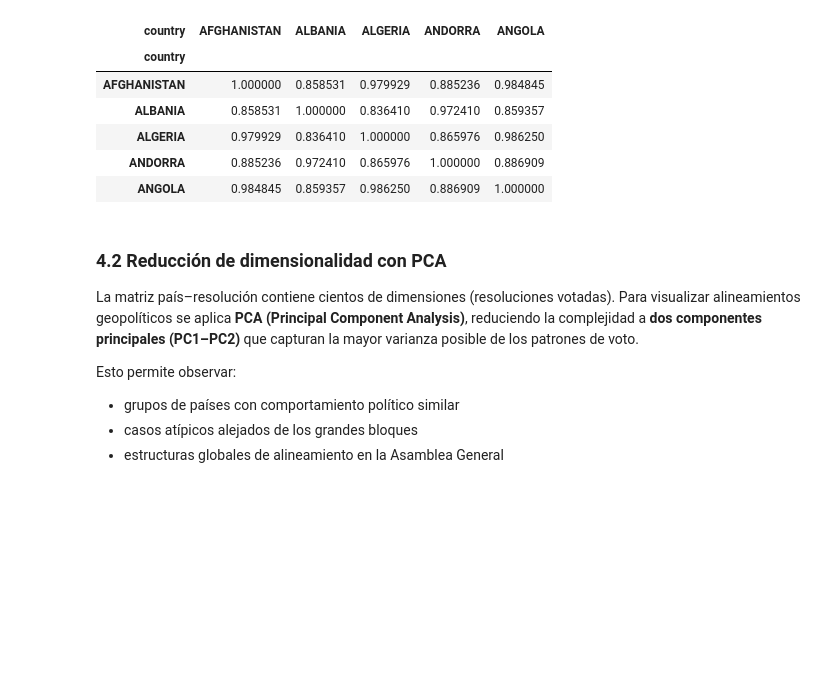
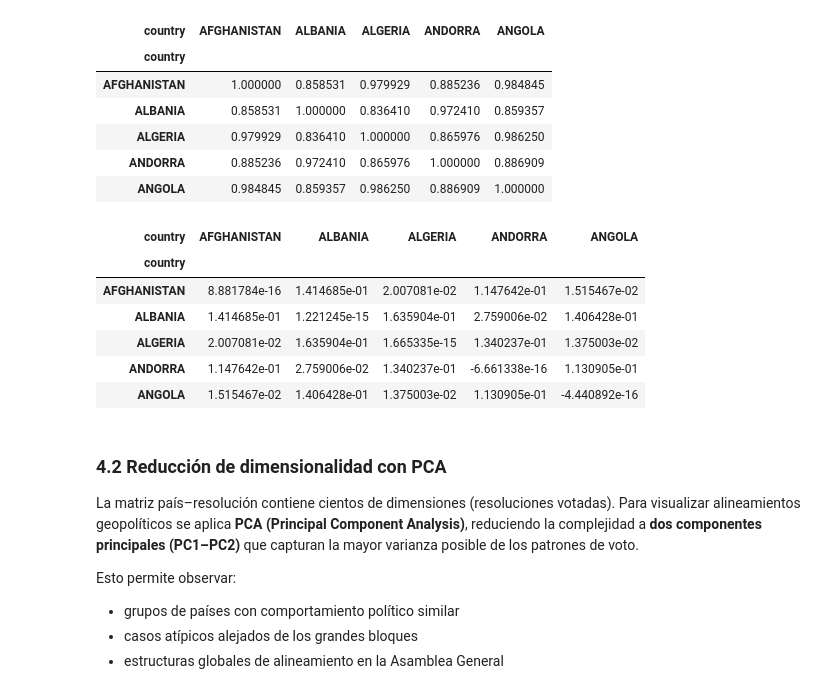
Before and after one commit to fernandezelias/UN_Voting_Clustering, a Jupyter notebook: un_votes_clustering.ipynb, the cells around one changed output. Drawn from its saved outputs; the diff is of its cells as text; code cells hidden in the pictures; blank space fills up the shorter version.

```diff
--- a/un_votes_clustering.ipynb
+++ b/un_votes_clustering.ipynb
@@ -688,6 +689,22 @@ Rango de similaridad coseno:
 | ALGERIA | 0.979929 | 0.836410 | 1.000000 | 0.865976 | 0.986250 |
 | ANDORRA | 0.885236 | 0.972410 | 0.865976 | 1.000000 | 0.886909 |
 | ANGOLA | 0.984845 | 0.859357 | 0.986250 | 0.886909 | 1.000000 |
+# %%
+# --- Distancias coseno para clustering ---
+# (1 - similaridad coseno)
+
+cos_dist = 1 - cos_sim
+
+# Vista inicial
+cos_dist.iloc[:5, :5]
+# %% [output]
+| country | AFGHANISTAN | ALBANIA | ALGERIA | ANDORRA | ANGOLA |
+| country |  |  |  |  |  |
+| AFGHANISTAN | 8.881784e-16 | 1.414685e-01 | 2.007081e-02 | 1.147642e-01 | 1.515467e-02 |
+| ALBANIA | 1.414685e-01 | 1.221245e-15 | 1.635904e-01 | 2.759006e-02 | 1.406428e-01 |
+| ALGERIA | 2.007081e-02 | 1.635904e-01 | 1.665335e-15 | 1.340237e-01 | 1.375003e-02 |
+| ANDORRA | 1.147642e-01 | 2.759006e-02 | 1.340237e-01 | -6.661338e-16 | 1.130905e-01 |
+| ANGOLA | 1.515467e-02 | 1.406428e-01 | 1.375003e-02 | 1.130905e-01 | -4.440892e-16 |
 # %% [markdown]
 ### 4.2 Reducción de dimensionalidad con PCA
 
```
Also changed, not shown: parts of 29 cells of this notebook.
